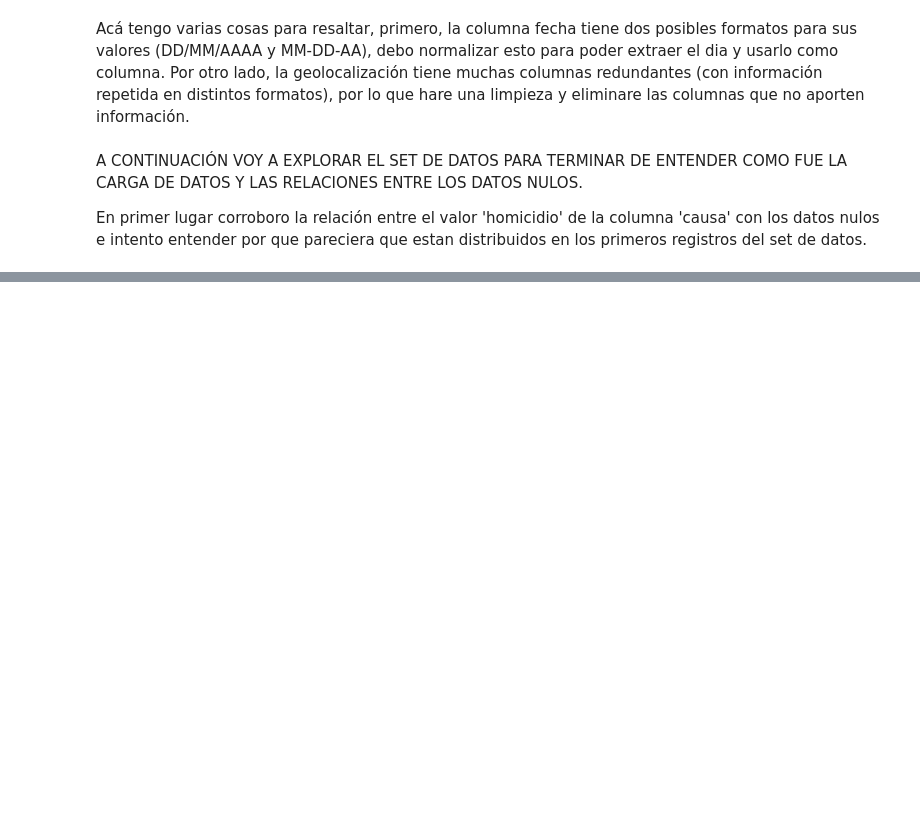
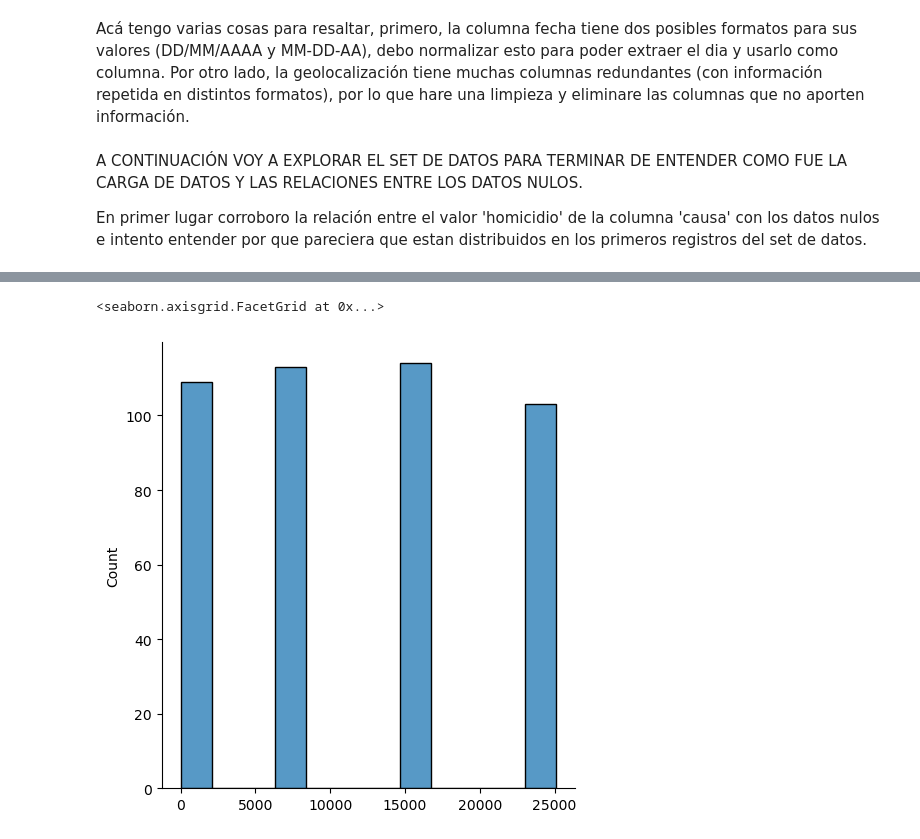
Before and after one commit to joakoracing/TP_CoderHouse, a Jupyter notebook: TP6- PRIMERA ENTREGA/Primera_entrega.ipynb, the cells around one changed output, grey strips where cells are left out. Cells and saved outputs as stored; diff of their text form; code cells hidden in the pictures; blank space fills up the shorter version.

```diff
--- a/TP6- PRIMERA ENTREGA/Primera_entrega.ipynb
+++ b/TP6- PRIMERA ENTREGA/Primera_entrega.ipynb
@@ -139,4 +141,7 @@ sin_df.loc[sin_df.causa == 'homicidio'].describe()
 | 75% | 52.000000 | 10.000000 | 2017.000000 | 4386.000000 | 17118.500000 | 19048.000000 | 2.000000 | -58.399077 | -34.597962 | ... |
 | max | 100.000000 | 12.000000 | 2017.000000 | 15200.000000 | 99657.000000 | 99657.000000 | 2.000000 | -58.358625 | -34.534649 | ... |
 # %%
-sin_df.loc[sin_df.causa == 'homicidio'].
+sns.displot(sin_df.loc[sin_df.causa == 'homicidio'].index)
+# %% [output]
+<seaborn.axisgrid.FacetGrid at 0x...>
+[figure, added]
```
Also changed, not shown: parts of 8 cells of this notebook.
